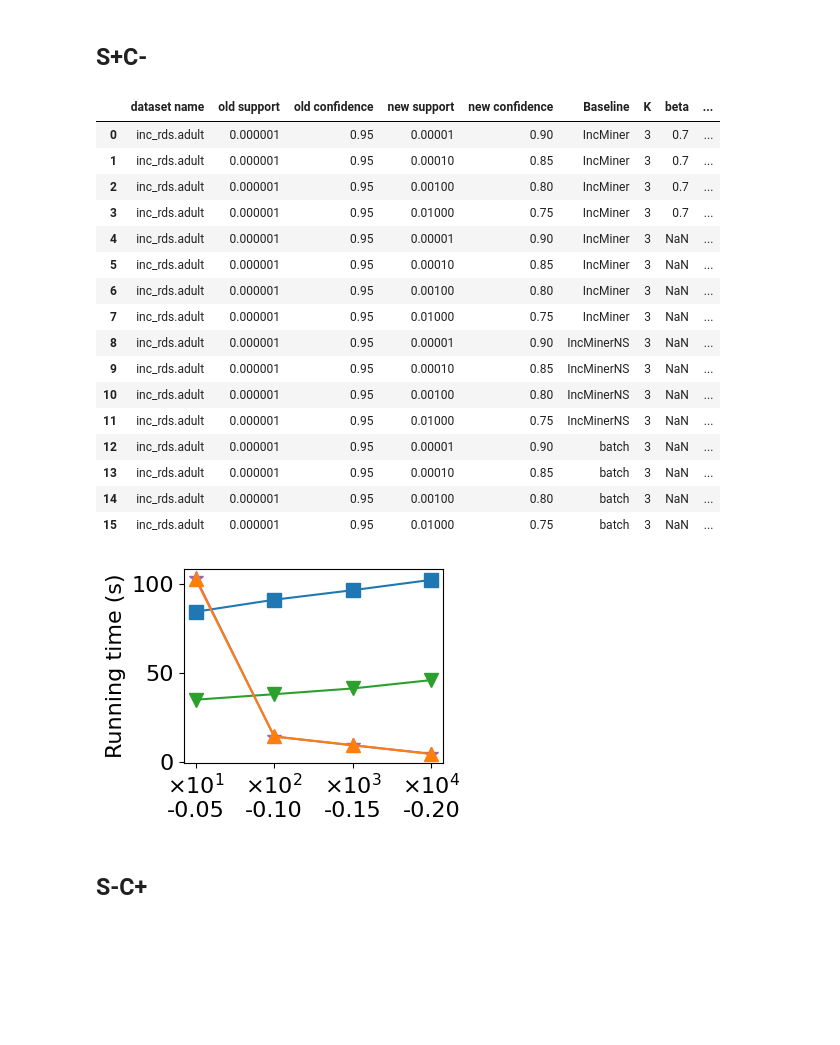
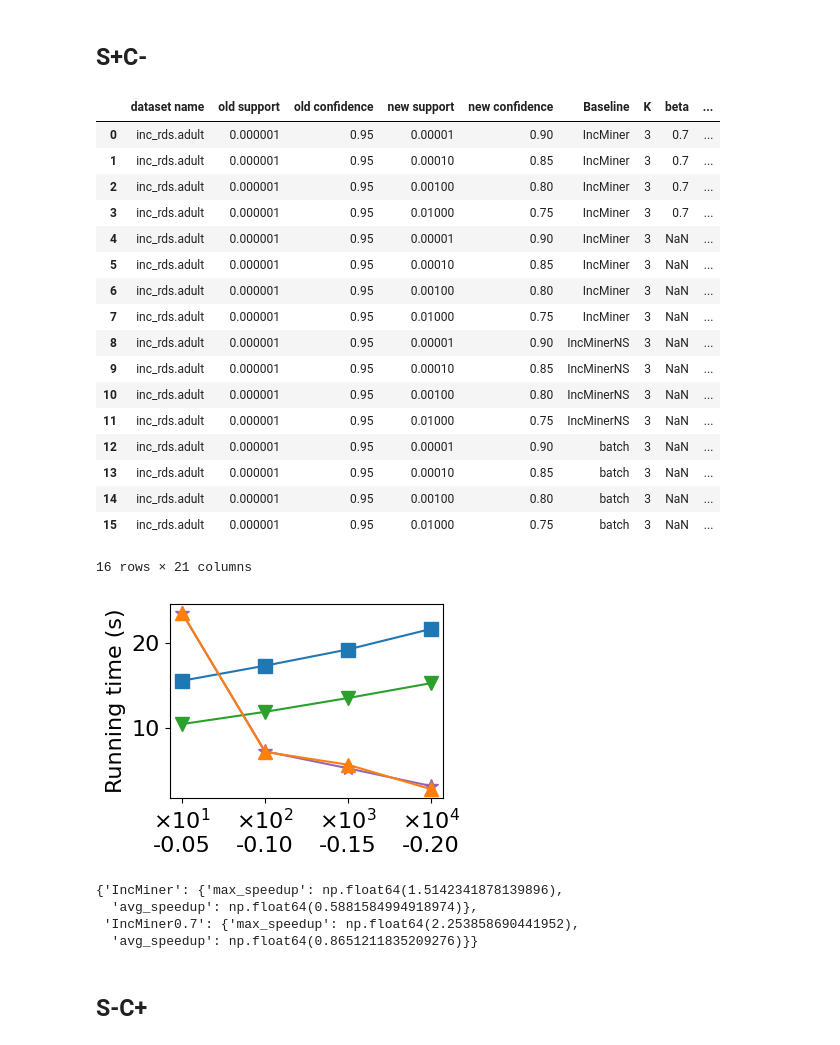
Before and after one commit to HaoxianChen/inc-miner-experiment-plots, a Jupyter notebook: plots.ipynb, the cells around one changed output. Saved outputs shown, nothing was run; the diff lists cells and outputs as text; code cells hidden in the pictures; blank space fills up the shorter version.

Commit message:
update plots.

```diff
--- a/plots.ipynb
+++ b/plots.ipynb
@@ -5,7 +5,8 @@ import pandas as pd
 
 # Read all sheets into a dictionary of DataFrames
 # dfs = pd.read_excel('results-12-19.xlsx', sheet_name=None)
-dfs = pd.read_excel('results-12-22.xlsx', sheet_name=None)
+# dfs = pd.read_excel('results-12-22.xlsx', sheet_name=None)
+dfs = pd.read_excel('results-12-23.xlsx', sheet_name=None)
 
 # Print the names of the sheets
 print(dfs.keys())
@@ -622,37 +728,45 @@ df
 | 13 | inc_rds.adult | 0.000001 | 0.95 | 0.00010 | 0.85 | batch | 3 | NaN | ... |
 | 14 | inc_rds.adult | 0.000001 | 0.95 | 0.00100 | 0.80 | batch | 3 | NaN | ... |
 | 15 | inc_rds.adult | 0.000001 | 0.95 | 0.01000 | 0.75 | batch | 3 | NaN | ... |
+16 rows × 21 columns
 # %%
 # Group by the "label" column
 groups = df.groupby('label')
 
 # Create a plot for each group
 plt.figure()
 
 for label, group in groups:
 
     plt.plot(range(len(group)), group['time'], label=label, marker=markerMap[label], color=colorMap[label])
 
 xtick_labels = [fr"$\times 10^{{{int(np.log10(ss))}}}$"+"\n"+f"{cd:.2f}" for ss, cd in zip(group['supportScale'], group['confDiff'])]
 plt.xticks(range(len(group)), xtick_labels)
 
 # plt.tick_params(axis='x', labelsize=16)
 # plt.tick_params(axis='y', labelsize=14)
 
 # Add plot labels and legend
 plt.ylabel(ylabel_time)  # Label for y-axis
 
 if VERBOSE:
     plt.title(tab)
     plt.legend()
 
 outfile = "plots/exp1_adult_s+c-_lambda_rate.pdf"
 plt.tight_layout()
 plt.savefig(outfile, bbox_inches='tight')
 
 plt.show()
+
+# Compute speedup
+compute_speedup(df, 'batch', ['IncMiner', 'IncMiner0.7'])
 # %% [output]
-[figure, old version]
+[figure, new version]
+{'IncMiner': {'max_speedup': np.float64(1.5142341878139896),
+  'avg_speedup': np.float64(0.5881584994918974)},
+ 'IncMiner0.7': {'max_speedup': np.float64(2.253858690441952),
+  'avg_speedup': np.float64(0.8651211835209276)}}
 # %% [markdown]
 ## S-C+
 # %%
```
Also changed, not shown: parts of 31 cells of this notebook.
